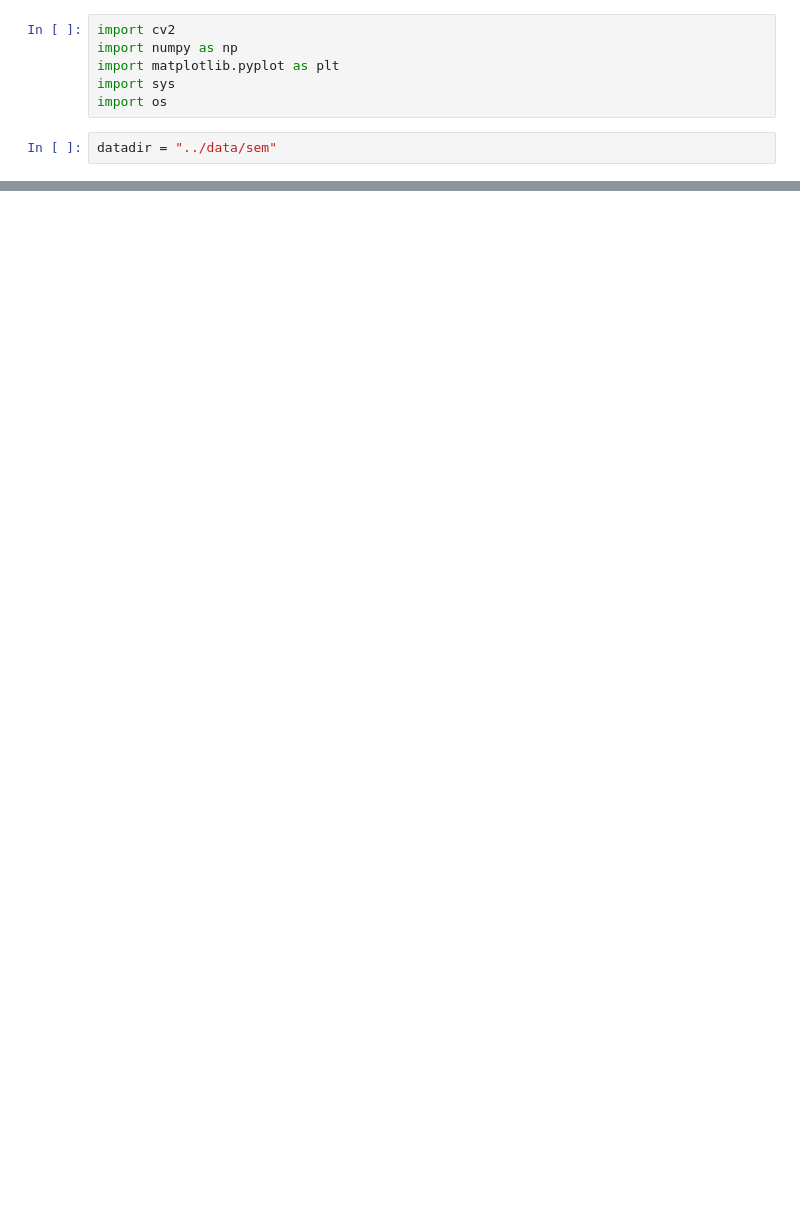
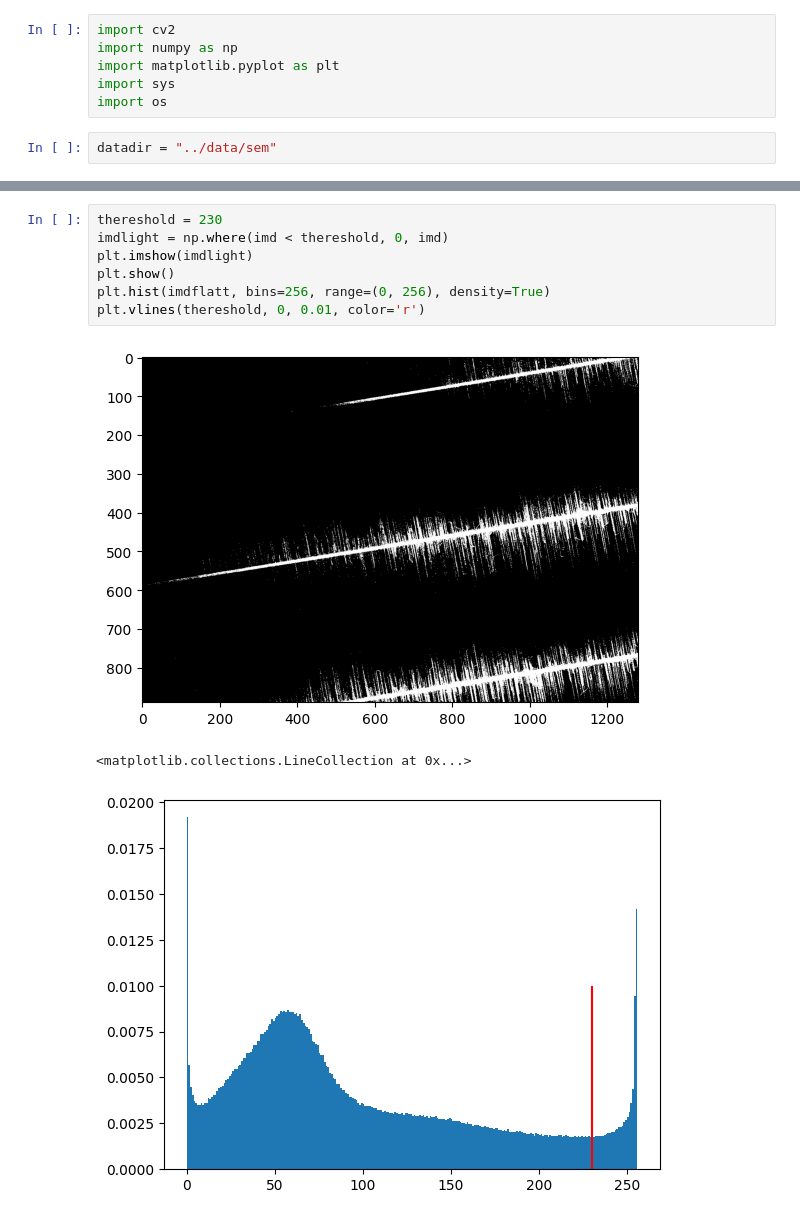
Before and after one commit to kykougaku/adhoc_analysis, a Jupyter notebook: notebook/semimage.ipynb, the cells around one changed output, grey strips where cells are left out. Drawn from its saved outputs; the diff is of its cells as text; blank space fills up the shorter version.

```diff
--- a/notebook/semimage.ipynb
+++ b/notebook/semimage.ipynb
@@ -14,0 +33,11 @@ plt.imshow(imd)
+# %%
+thereshold = 230
+imdlight = np.where(imd < thereshold, 0, imd)
+plt.imshow(imdlight)
+plt.show()
+plt.hist(imdflatt, bins=256, range=(0, 256), density=True)
+plt.vlines(thereshold, 0, 0.01, color='r')
+# %% [output]
+[figure, added]
+<matplotlib.collections.LineCollection at 0x...>
+[figure, added]
```
Also changed, not shown: parts of 4 cells of this notebook.
